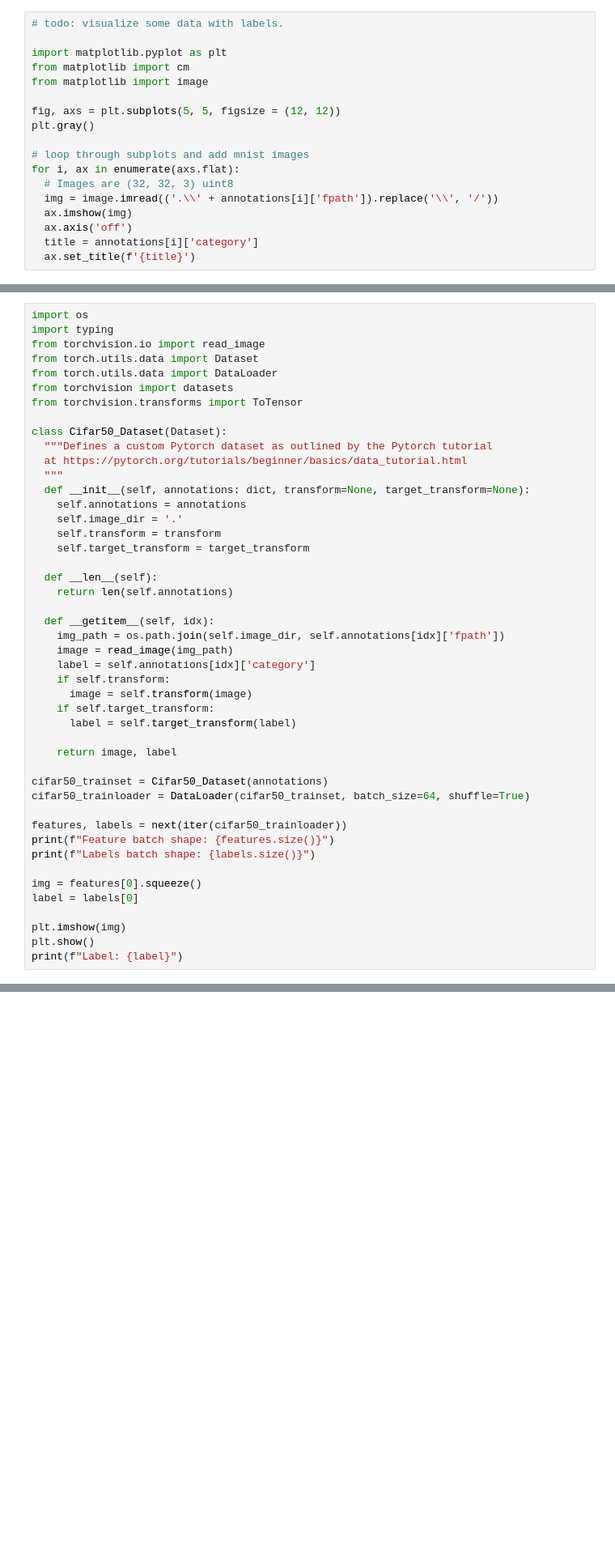
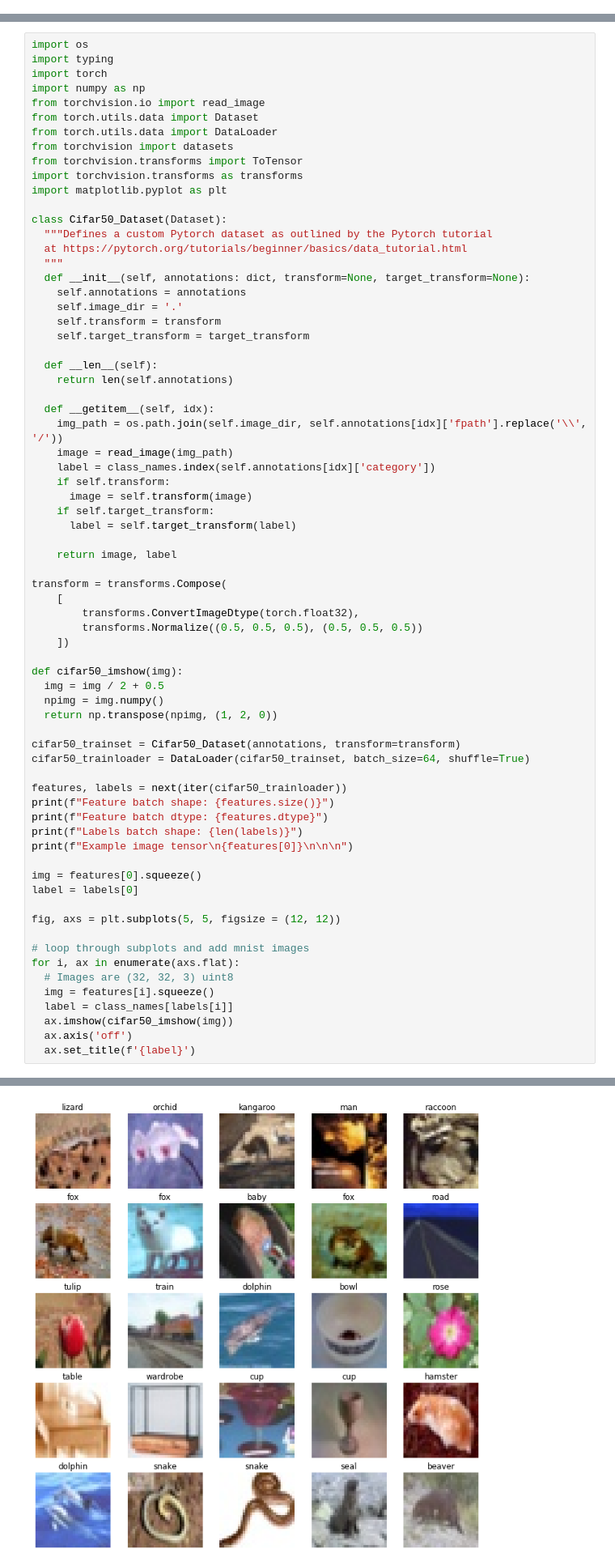
Before and after one commit to jaidonlybbert/EEP596, a Jupyter notebook: HW3/HW3.ipynb, the cells around one changed output, grey strips where cells are left out. Shown at 81% size. Drawn from its saved outputs; the diff is of its cells as text; blank space fills up the shorter version.

```diff
--- a/HW3/HW3.ipynb
+++ b/HW3/HW3.ipynb
@@ -80,20 +91,2 @@ dict_keys(['annotations', 'num_classes'])
 # %% [markdown]
 Show some images with labels (class names) from dataset.
-# %%
-# todo: visualize some data with labels.
-
-import matplotlib.pyplot as plt
-from matplotlib import cm
-from matplotlib import image
-
-fig, axs = plt.subplots(5, 5, figsize = (12, 12))
-plt.gray()
-
-# loop through subplots and add mnist images
-for i, ax in enumerate(axs.flat):
-  # Images are (32, 32, 3) uint8
-  img = image.imread(('.\\' + annotations[i]['fpath']).replace('\\', '/'))
-  ax.imshow(img)
-  ax.axis('off')
-  title = annotations[i]['category']
-  ax.set_title(f'{title}')
@@ -104,11 +95,15 @@ Preparing Pytorch dataset and dataloader
 # %%
 import os
 import typing
+import torch
+import numpy as np
 from torchvision.io import read_image
 from torch.utils.data import Dataset
 from torch.utils.data import DataLoader
 from torchvision import datasets
 from torchvision.transforms import ToTensor
+import torchvision.transforms as transforms
+import matplotlib.pyplot as plt
 
 class Cifar50_Dataset(Dataset):
   """Defines a custom Pytorch dataset as outlined by the Pytorch tutorial
@@ -124,9 +119,9 @@ class Cifar50_Dataset(Dataset):
     return len(self.annotations)
 
   def __getitem__(self, idx):
-    img_path = os.path.join(self.image_dir, self.annotations[idx]['fpath'])
+    img_path = os.path.join(self.image_dir, self.annotations[idx]['fpath'].replace('\\', '/'))
     image = read_image(img_path)
-    label = self.annotations[idx]['category']
+    label = class_names.index(self.annotations[idx]['category'])
     if self.transform:
       image = self.transform(image)
     if self.target_transform:
@@ -134,17 +129,37 @@ class Cifar50_Dataset(Dataset):
 
     return image, label
 
-cifar50_trainset = Cifar50_Dataset(annotations)
+transform = transforms.Compose(
+    [
+        transforms.ConvertImageDtype(torch.float32),
+        transforms.Normalize((0.5, 0.5, 0.5), (0.5, 0.5, 0.5))
+    ])
+
+def cifar50_imshow(img):
+  img = img / 2 + 0.5
+  npimg = img.numpy()
+  return np.transpose(npimg, (1, 2, 0))
+
+cifar50_trainset = Cifar50_Dataset(annotations, transform=transform)
 cifar50_trainloader = DataLoader(cifar50_trainset, batch_size=64, shuffle=True)
 
 features, labels = next(iter(cifar50_trainloader))
 print(f"Feature batch shape: {features.size()}")
-print(f"Labels batch shape: {labels.size()}")
+print(f"Feature batch dtype: {features.dtype}")
+print(f"Labels batch shape: {len(labels)}")
+print(f"Example image tensor\n{features[0]}\n\n\n")
 
 img = features[0].squeeze()
 label = labels[0]
 
-plt.imshow(img)
-plt.show()
-print(f"Label: {label}")
+fig, axs = plt.subplots(5, 5, figsize = (12, 12))
+
+# loop through subplots and add mnist images
+for i, ax in enumerate(axs.flat):
+  # Images are (32, 32, 3) uint8
+  img = features[i].squeeze()
+  label = class_names[labels[i]]
+  ax.imshow(cifar50_imshow(img))
+  ax.axis('off')
+  ax.set_title(f'{label}')
 # %% [output]
@@ -152,3 +183,4 @@ RuntimeError: ignored
+[figure, added]
 # %% [markdown]
 ## Q2: Train CNNs.
 
```
Also changed, not shown: parts of 14 cells of this notebook.
